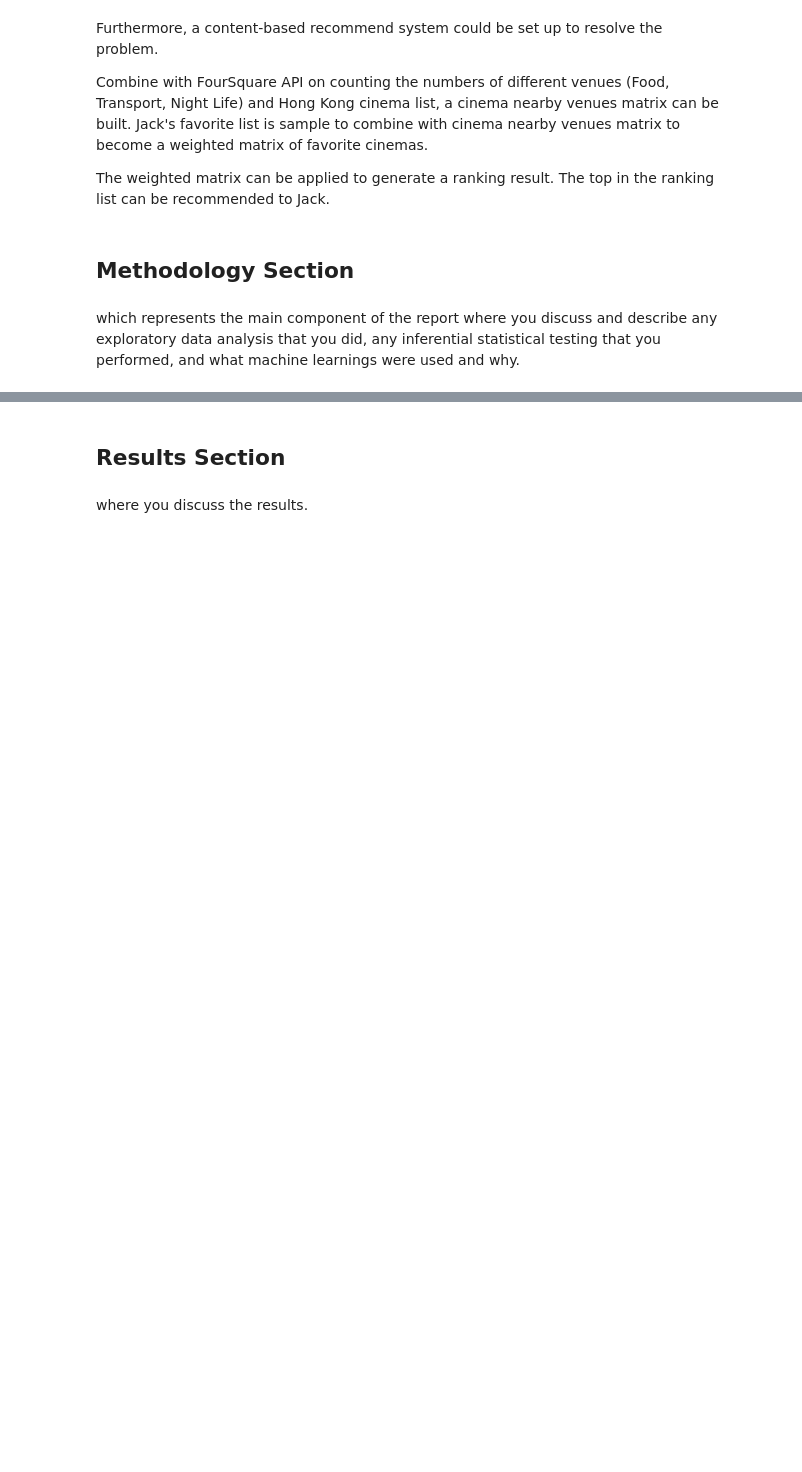
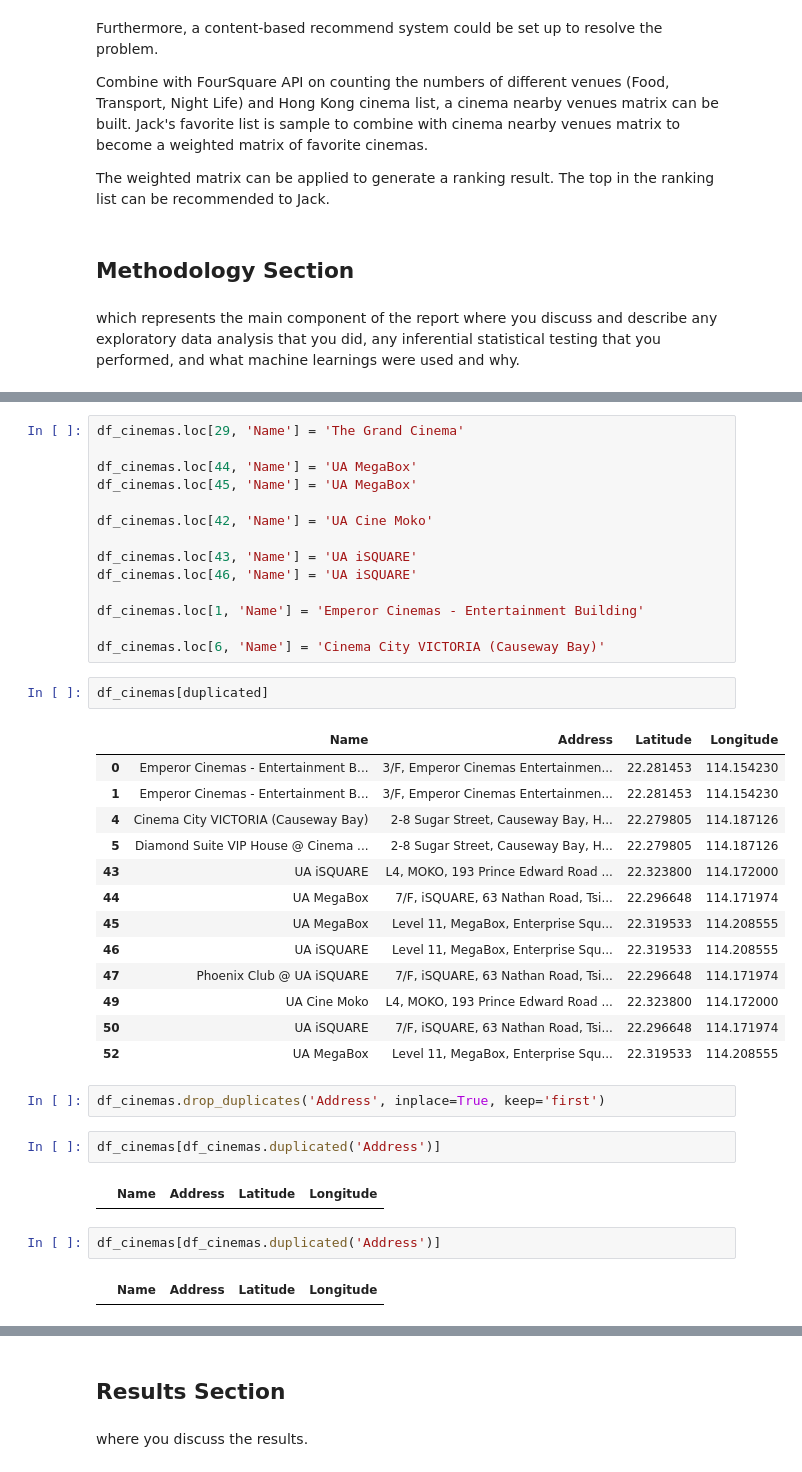
Before and after one commit to zhangxuedu/Coursera_Capstone, a Jupyter notebook: The Battle of Neighborhoods.ipynb, the cells around one changed output, grey strips where cells are left out. Drawn from its saved outputs; the diff is of its cells as text; blank space fills up the shorter version.

```diff
--- a/The Battle of Neighborhoods.ipynb
+++ b/The Battle of Neighborhoods.ipynb
@@ -232,0 +251,40 @@ which represents the main component of the report where you discuss and describe
+# %%
+df_cinemas.loc[29, 'Name'] = 'The Grand Cinema'
+
+df_cinemas.loc[44, 'Name'] = 'UA MegaBox'
+df_cinemas.loc[45, 'Name'] = 'UA MegaBox'
+
+df_cinemas.loc[42, 'Name'] = 'UA Cine Moko'
+
+df_cinemas.loc[43, 'Name'] = 'UA iSQUARE'
+df_cinemas.loc[46, 'Name'] = 'UA iSQUARE'
+
+df_cinemas.loc[1, 'Name'] = 'Emperor Cinemas - Entertainment Building'
+
+df_cinemas.loc[6, 'Name'] = 'Cinema City VICTORIA (Causeway Bay)'
+# %%
+df_cinemas[duplicated]
+# %% [output]
+|  | Name | Address | Latitude | Longitude |
+| 0 | Emperor Cinemas - Entertainment B... | 3/F, Emperor Cinemas Entertainmen... | 22.281453 | 114.154230 |
+| 1 | Emperor Cinemas - Entertainment B... | 3/F, Emperor Cinemas Entertainmen... | 22.281453 | 114.154230 |
+| 4 | Cinema City VICTORIA (Causeway Bay) | 2-8 Sugar Street, Causeway Bay, H... | 22.279805 | 114.187126 |
+| 5 | Diamond Suite VIP House @ Cinema ... | 2-8 Sugar Street, Causeway Bay, H... | 22.279805 | 114.187126 |
+| 43 | UA iSQUARE | L4, MOKO, 193 Prince Edward Road ... | 22.323800 | 114.172000 |
+| 44 | UA MegaBox | 7/F, iSQUARE, 63 Nathan Road, Tsi... | 22.296648 | 114.171974 |
+| 45 | UA MegaBox | Level 11, MegaBox, Enterprise Squ... | 22.319533 | 114.208555 |
+| 46 | UA iSQUARE | Level 11, MegaBox, Enterprise Squ... | 22.319533 | 114.208555 |
+| 47 | Phoenix Club @ UA iSQUARE | 7/F, iSQUARE, 63 Nathan Road, Tsi... | 22.296648 | 114.171974 |
+| 49 | UA Cine Moko | L4, MOKO, 193 Prince Edward Road ... | 22.323800 | 114.172000 |
+| 50 | UA iSQUARE | 7/F, iSQUARE, 63 Nathan Road, Tsi... | 22.296648 | 114.171974 |
+| 52 | UA MegaBox | Level 11, MegaBox, Enterprise Squ... | 22.319533 | 114.208555 |
+# %%
+df_cinemas.drop_duplicates('Address', inplace=True, keep='first')
+# %%
+df_cinemas[df_cinemas.duplicated('Address')]
+# %% [output]
+|  | Name | Address | Latitude | Longitude |
+# %%
+df_cinemas[df_cinemas.duplicated('Address')]
+# %% [output]
+|  | Name | Address | Latitude | Longitude |
```
Also changed, not shown: parts of 72 cells of this notebook.
